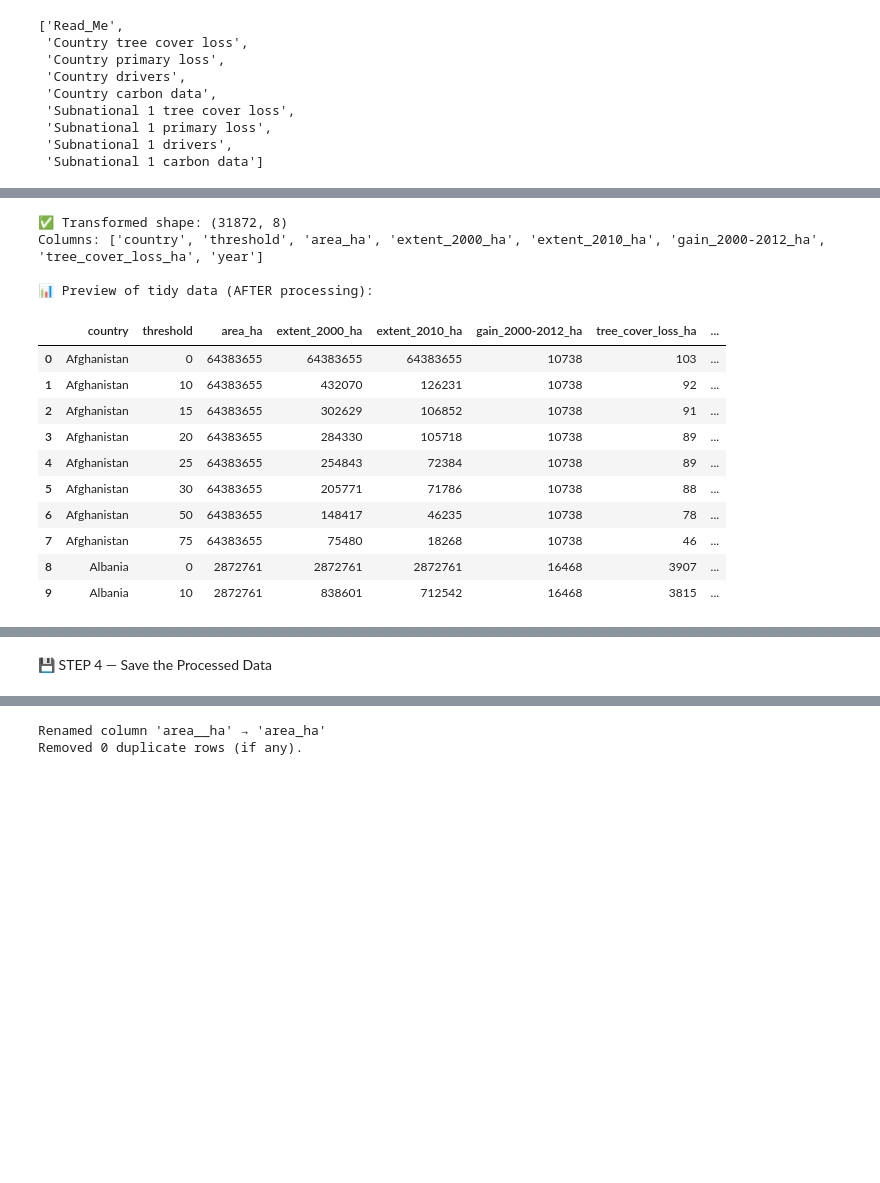
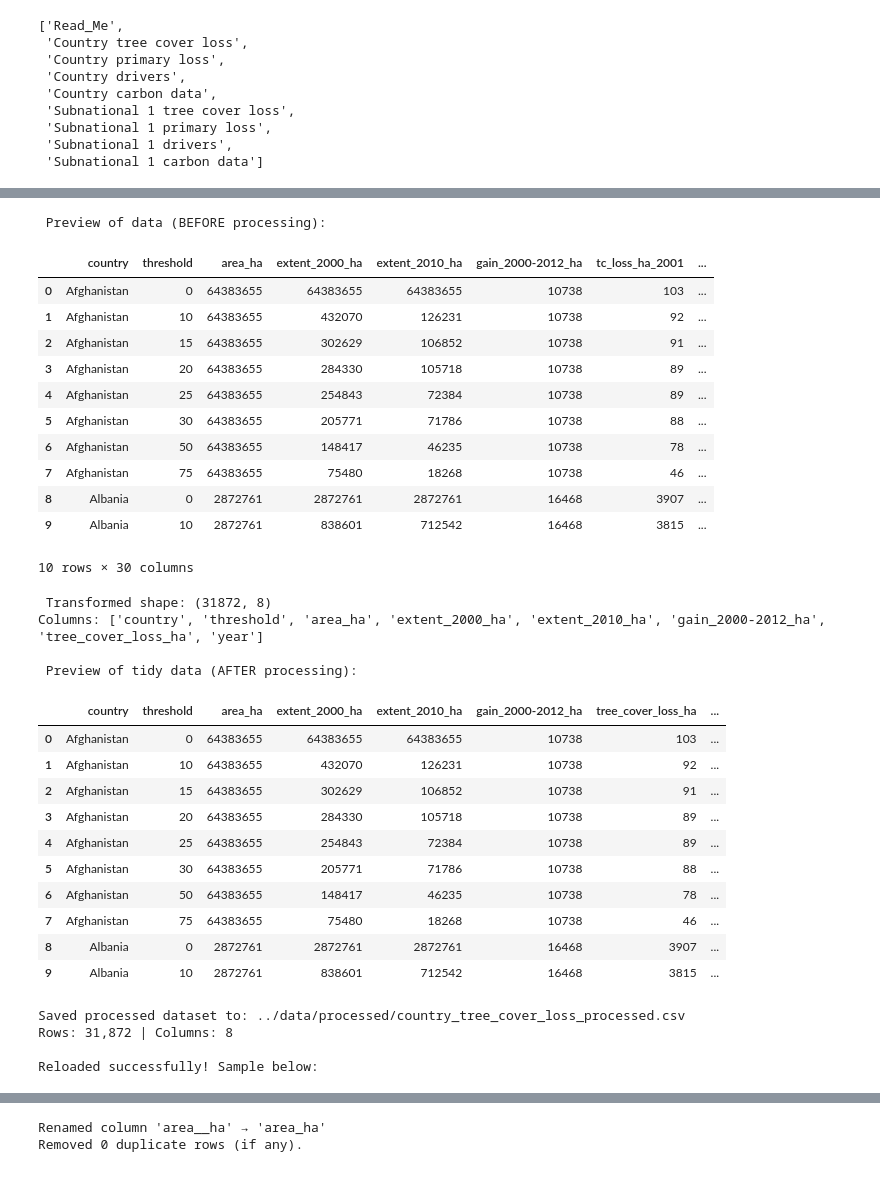
Before and after one commit to dantawalli/AISS-forest-restoration-project, a Jupyter notebook: notebooks/02_data_preparation.ipynb, the cells around one changed output, grey strips where cells are left out. Saved outputs shown, nothing was run; the diff lists cells and outputs as text; code cells hidden in the pictures; blank space fills up the shorter version.

```diff
--- a/notebooks/02_data_preparation.ipynb
+++ b/notebooks/02_data_preparation.ipynb
@@ -268,42 +75,85 @@ None
 # %%
+import pandas as pd
+import os
+import re
+
+RAW_PATH = "../data/raw/global_forest_watch_raw_data.xlsx"
+global_forest_watch_excel_file = pd.ExcelFile(RAW_PATH)
+country_tree_cover_loss_sheet = global_forest_watch_excel_file.parse("Country tree cover loss")
+
+print("\n Preview of data (BEFORE processing):")
+display(country_tree_cover_loss_sheet.head(10))
+
+# Work on a copy to avoid touching raw data
+tcl_clean = country_tree_cover_loss_sheet.copy()
+
+# --- Standardize column names ---
+tcl_clean.columns = tcl_clean.columns.str.strip().str.lower().str.replace(" ", "_")
+
+# --- Clean country names ---
+if "country" in tcl_clean.columns:
+    tcl_clean["country"] = tcl_clean["country"].astype(str).str.strip().str.title()
+
+# --- Convert numeric columns properly ---
+numeric_cols = tcl_clean.select_dtypes(include="object").columns
+for col in numeric_cols:
+    try:
+        tcl_clean[col] = pd.to_numeric(tcl_clean[col])
+    except (ValueError, TypeError):
+        #keep it as-is
+        pass
 def melt_yearly_columns(df, prefix, value_name):
     """
     Converts wide year columns (e.g., tc_loss_ha_2001, tc_loss_ha_2002, …).
     """
     # Detect all columns that start with the prefix
     year_cols = [c for c in df.columns if c.startswith(prefix)]
 
     if not year_cols:
         print(f"No columns found with prefix '{prefix}'. Check column names.")
         return df
 
     melted = df.melt(
         id_vars=[c for c in df.columns if c not in year_cols],
         value_vars=year_cols,
         var_name="metric_year",
         value_name=value_name
     )
     # Extract year as integer from the column name
     melted["year"] = melted["metric_year"].str.extract(r"(\d{4})").astype(int)
 
     # Drop the temporary column
     melted = melted.drop(columns=["metric_year"])
 
     return melted
 # --- Apply transformation ---
 tcl_tidy = melt_yearly_columns(tcl_clean, prefix="tc_loss_ha_", value_name="tree_cover_loss_ha")
 
-print("✅ Transformed shape:", tcl_tidy.shape)
+print(" Transformed shape:", tcl_tidy.shape)
 print("Columns:", list(tcl_tidy.columns)[:10])
 
-print("\n📊 Preview of tidy data (AFTER processing):")
+print("\n Preview of tidy data (AFTER processing):")
 display(tcl_tidy.head(10))
+
+# Create folder if not already present
+os.makedirs("../data/processed", exist_ok=True)
+
+# Define output path
+tcl_out_path = "../data/processed/country_tree_cover_loss_processed.csv"
+
+# Save the processed tidy data
+tcl_tidy.to_csv(tcl_out_path, index=False)
+
+print(f"Saved processed dataset to: {tcl_out_path}")
+print(f"Rows: {len(tcl_tidy):,} | Columns: {len(tcl_tidy.columns)}")
+
+# Quick verification: reload and confirm structure
+verify = pd.read_csv(tcl_out_path)
+print("\nReloaded successfully! Sample below:")
+display(verify.head(10))
 # %% [output]
-✅ Transformed shape: (31872, 8)
-Columns: ['country', 'threshold', 'area_ha', 'extent_2000_ha', 'extent_2010_ha', 'gain_2000-2012_ha', 'tree_cover_loss_ha', 'year']
-
-📊 Preview of tidy data (AFTER processing):
+ Preview of data (BEFORE processing):
-|  | country | threshold | area_ha | extent_2000_ha | extent_2010_ha | gain_2000-2012_ha | tree_cover_loss_ha | ... |
+|  | country | threshold | area_ha | extent_2000_ha | extent_2010_ha | gain_2000-2012_ha | tc_loss_ha_2001 | ... |
 | 0 | Afghanistan | 0 | 64383655 | 64383655 | 64383655 | 10738 | 103 | ... |
 | 1 | Afghanistan | 10 | 64383655 | 432070 | 126231 | 10738 | 92 | ... |
 | 2 | Afghanistan | 15 | 64383655 | 302629 | 106852 | 10738 | 91 | ... |
@@ -314,3 +164,23 @@ Columns: ['country', 'threshold', 'area_ha', 'extent_2000_ha', 'extent_2010_ha',
 | 7 | Afghanistan | 75 | 64383655 | 75480 | 18268 | 10738 | 46 | ... |
 | 8 | Albania | 0 | 2872761 | 2872761 | 2872761 | 16468 | 3907 | ... |
 | 9 | Albania | 10 | 2872761 | 838601 | 712542 | 16468 | 3815 | ... |
+10 rows × 30 columns
+ Transformed shape: (31872, 8)
+Columns: ['country', 'threshold', 'area_ha', 'extent_2000_ha', 'extent_2010_ha', 'gain_2000-2012_ha', 'tree_cover_loss_ha', 'year']
+
+ Preview of tidy data (AFTER processing):
+|  | country | threshold | area_ha | extent_2000_ha | extent_2010_ha | gain_2000-2012_ha | tree_cover_loss_ha | ... |
+| 0 | Afghanistan | 0 | 64383655 | 64383655 | 64383655 | 10738 | 103 | ... |
+| 1 | Afghanistan | 10 | 64383655 | 432070 | 126231 | 10738 | 92 | ... |
+| 2 | Afghanistan | 15 | 64383655 | 302629 | 106852 | 10738 | 91 | ... |
+| 3 | Afghanistan | 20 | 64383655 | 284330 | 105718 | 10738 | 89 | ... |
+| 4 | Afghanistan | 25 | 64383655 | 254843 | 72384 | 10738 | 89 | ... |
+| 5 | Afghanistan | 30 | 64383655 | 205771 | 71786 | 10738 | 88 | ... |
+| 6 | Afghanistan | 50 | 64383655 | 148417 | 46235 | 10738 | 78 | ... |
+| 7 | Afghanistan | 75 | 64383655 | 75480 | 18268 | 10738 | 46 | ... |
+| 8 | Albania | 0 | 2872761 | 2872761 | 2872761 | 16468 | 3907 | ... |
+| 9 | Albania | 10 | 2872761 | 838601 | 712542 | 16468 | 3815 | ... |
+Saved processed dataset to: ../data/processed/country_tree_cover_loss_processed.csv
+Rows: 31,872 | Columns: 8
+
+Reloaded successfully! Sample below:
@@ -317,2 +197,0 @@ Columns: ['country', 'threshold', 'area_ha', 'extent_2000_ha', 'extent_2010_ha',
-# %% [markdown]
-💾 STEP 4 — Save the Processed Data
```
Also changed, not shown: parts of 48 cells of this notebook, 15 other files.
